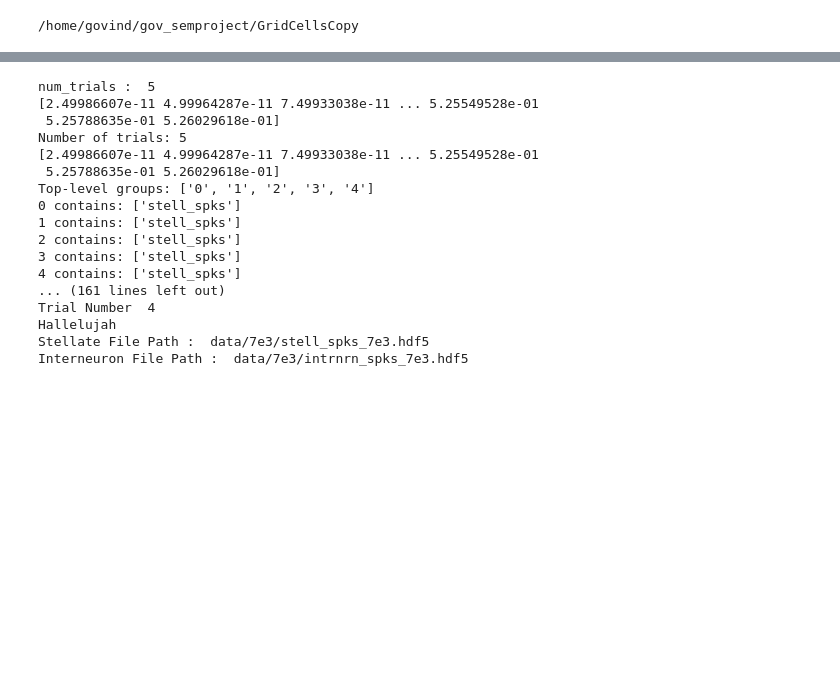
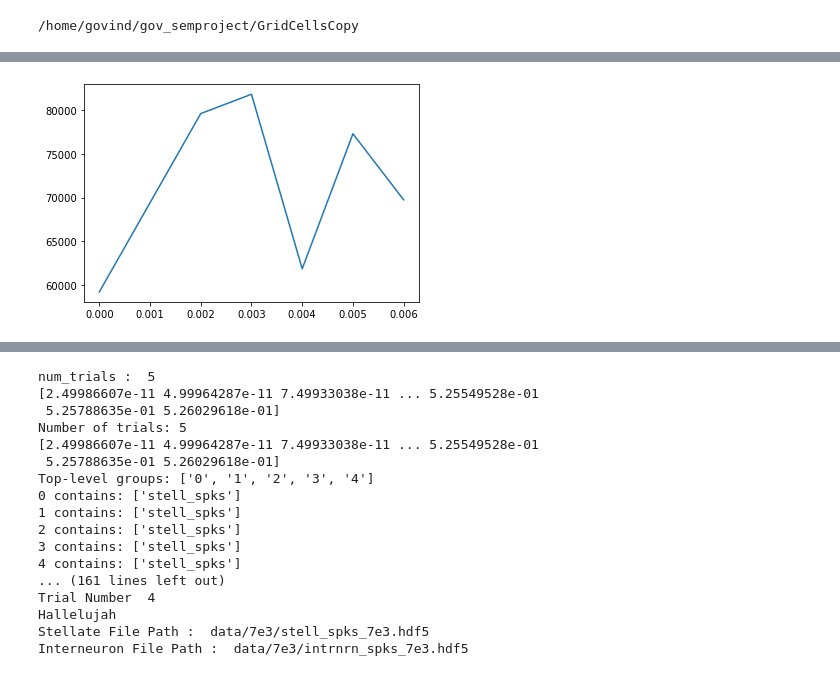
Before and after one commit to tiny-infinity/GridCellsCopy, a Jupyter notebook: analysis/notebooks/real_analysis/ra_!.ipynb, the cells around one changed output, grey strips where cells are left out. Cells and saved outputs as stored; diff of their text form; code cells hidden in the pictures; blank space fills up the shorter version.

```diff
--- a/analysis/notebooks/real_analysis/ra_!.ipynb
+++ b/analysis/notebooks/real_analysis/ra_!.ipynb
@@ -39,0 +75,5 @@ Interneuron File Path :  data/7e3/intrnrn_spks_7e3.hdf5
+# %%
+plt.plot(amp_list,err_list)
+plt.show()
+# %% [output]
+[figure, added]
```
Also changed, not shown: parts of 6 cells of this notebook, 11 other files.
